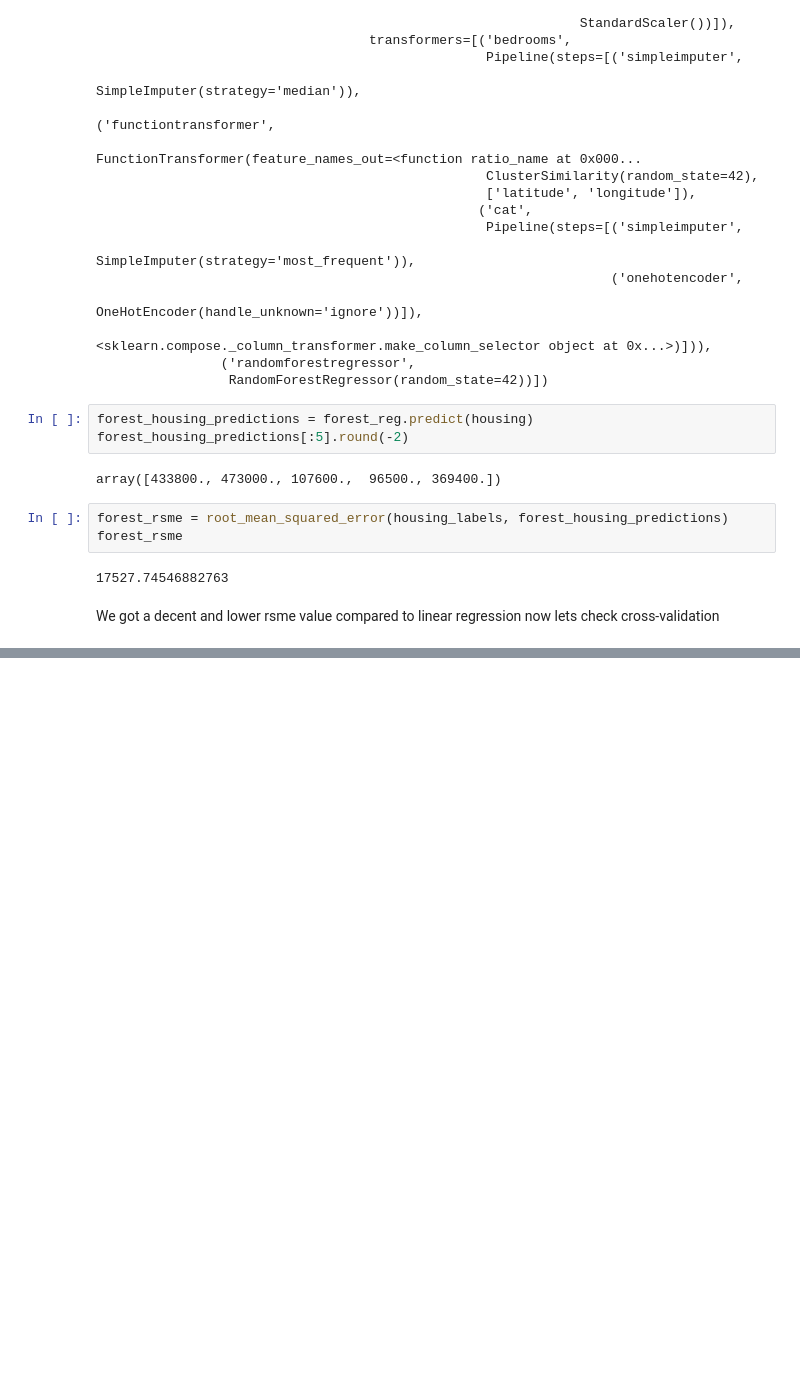
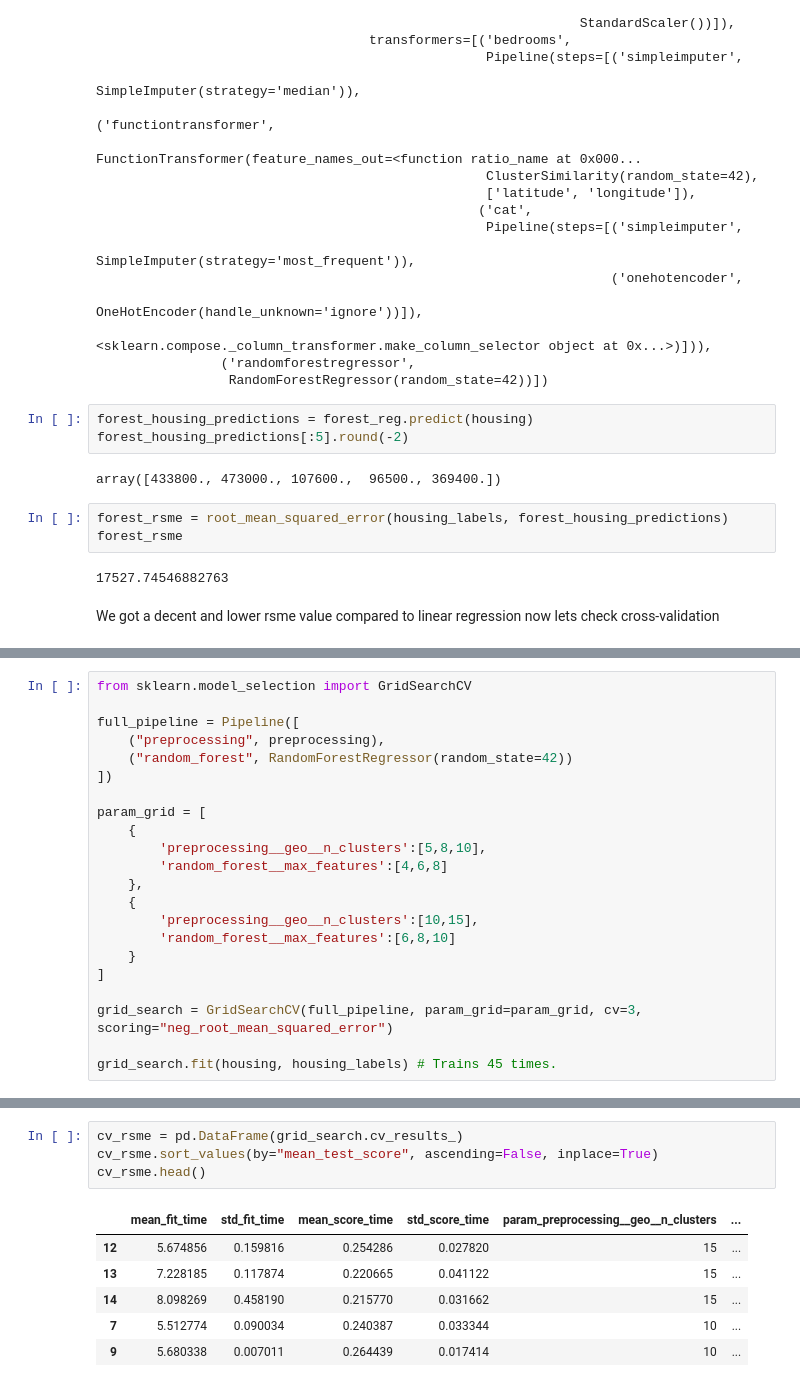
Before and after one commit to AtulKale1011/REALESTATECOMPANY, a Jupyter notebook: test.ipynb, the cells around one changed output, grey strips where cells are left out. Drawn from its saved outputs; the diff is of its cells as text; blank space fills up the shorter version.

Commit message:
Used gridsearchcv for fine tuning randomforest model to get best hyperparameters

```diff
--- a/test.ipynb
+++ b/test.ipynb
@@ -674,0 +677,22 @@ So without just wasting time in tuning hyperparameters, we got few models lets f
+# %%
+from sklearn.model_selection import GridSearchCV
+
+full_pipeline = Pipeline([
+    ("preprocessing", preprocessing),
+    ("random_forest", RandomForestRegressor(random_state=42))
+])
+
+param_grid = [
+    {
+        'preprocessing__geo__n_clusters':[5,8,10],
+        'random_forest__max_features':[4,6,8]
+    },
+    {
+        'preprocessing__geo__n_clusters':[10,15],
+        'random_forest__max_features':[6,8,10]
+    }
+]
+
+grid_search = GridSearchCV(full_pipeline, param_grid=param_grid, cv=3, scoring="neg_root_mean_squared_error")
+
+grid_search.fit(housing, housing_labels) # Trains 45 times.
@@ -674,0 +747,11 @@ So without just wasting time in tuning hyperparameters, we got few models lets f
+# %%
+cv_rsme = pd.DataFrame(grid_search.cv_results_)
+cv_rsme.sort_values(by="mean_test_score", ascending=False, inplace=True)
+cv_rsme.head()
+# %% [output]
+|  | mean_fit_time | std_fit_time | mean_score_time | std_score_time | param_preprocessing__geo__n_clusters | ... |
+| 12 | 5.674856 | 0.159816 | 0.254286 | 0.027820 | 15 | ... |
+| 13 | 7.228185 | 0.117874 | 0.220665 | 0.041122 | 15 | ... |
+| 14 | 8.098269 | 0.458190 | 0.215770 | 0.031662 | 15 | ... |
+| 7 | 5.512774 | 0.090034 | 0.240387 | 0.033344 | 10 | ... |
+| 9 | 5.680338 | 0.007011 | 0.264439 | 0.017414 | 10 | ... |
```
Also changed, not shown: parts of 6 cells of this notebook.
